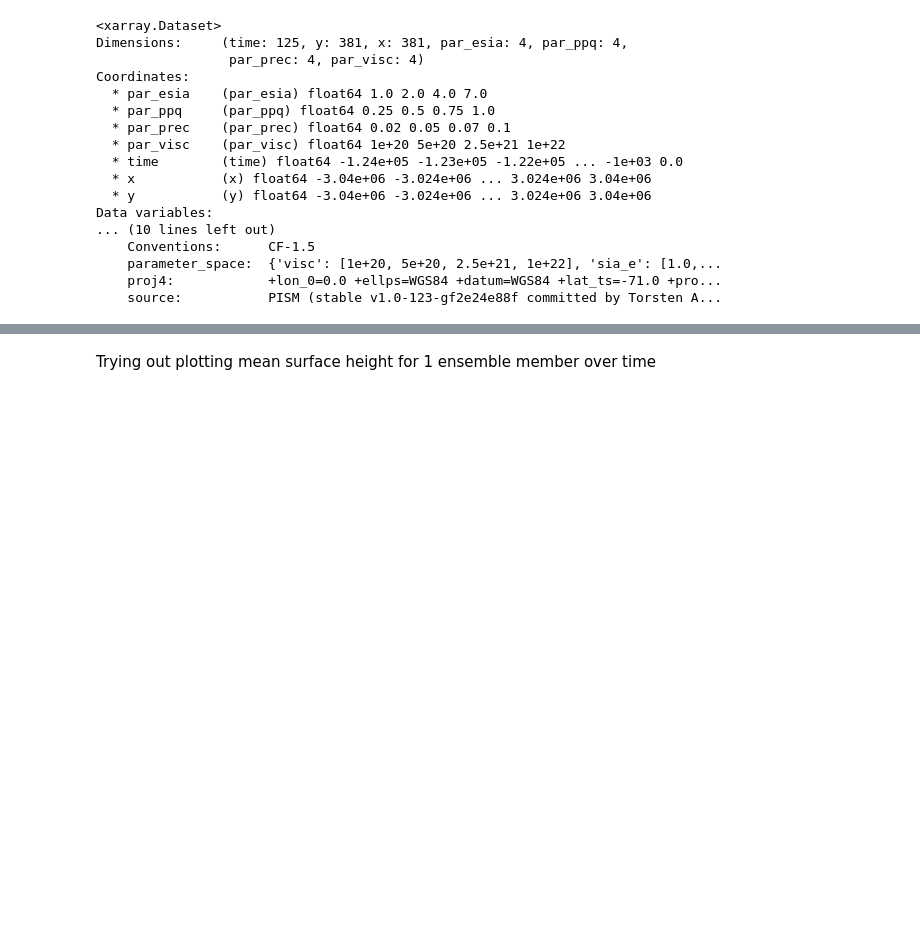
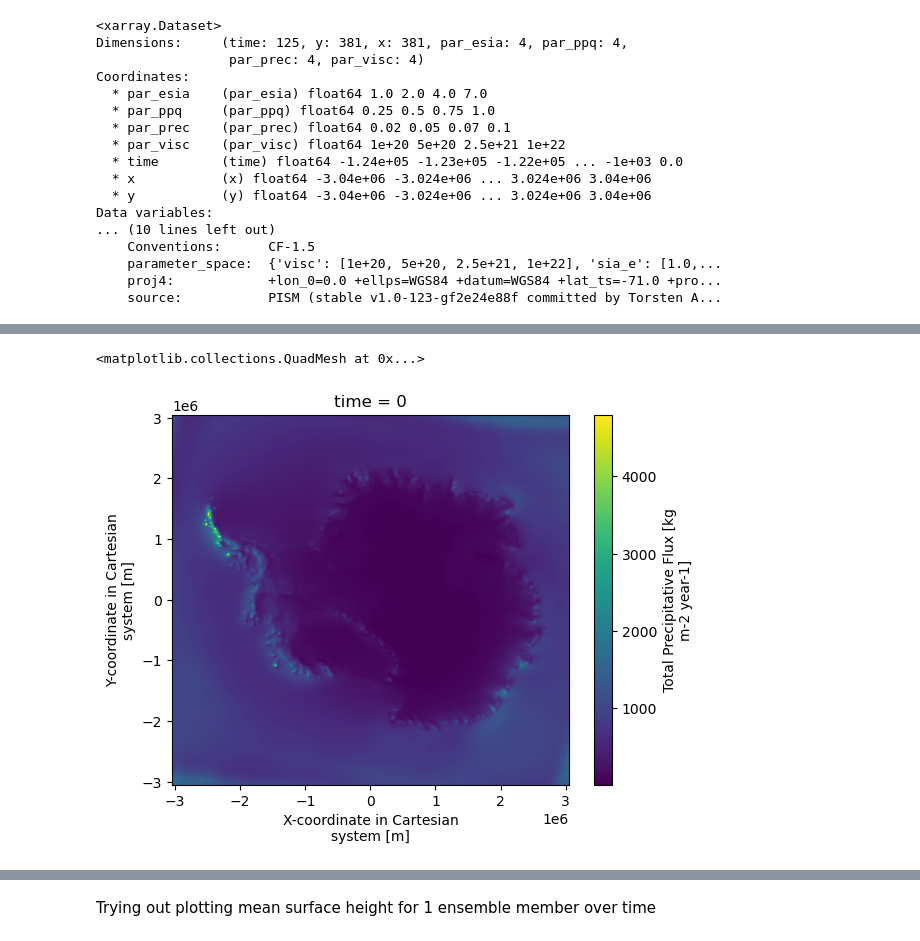
Before and after one commit to glugeorge/ML_2022_project, a Jupyter notebook: explore_data.ipynb, the cells around one changed output, grey strips where cells are left out. Drawn from its saved outputs; the diff is of its cells as text; code cells hidden in the pictures; blank space fills up the shorter version.

```diff
--- a/explore_data.ipynb
+++ b/explore_data.ipynb
@@ -5,0 +44,6 @@ import matplotlib.pyplot as plt
+# %%
+ds_surface_ref = xr.open_dataset('racmo_wessem_mean-d1.nc')
+# %%
+ds_ref = ds_surface_ref.assign_coords(time=[0])
+# %%
+precip_ref = ds_ref.precipitation
@@ -96,0 +162,7 @@ Data variables:
+# %%
+precip_evol = precip_ref
+# %%
+precip_evol.plot()
+# %% [output]
+<matplotlib.collections.QuadMesh at 0x...>
+[figure, added]
```
Also changed, not shown: parts of 25 cells of this notebook, 3 other files.
